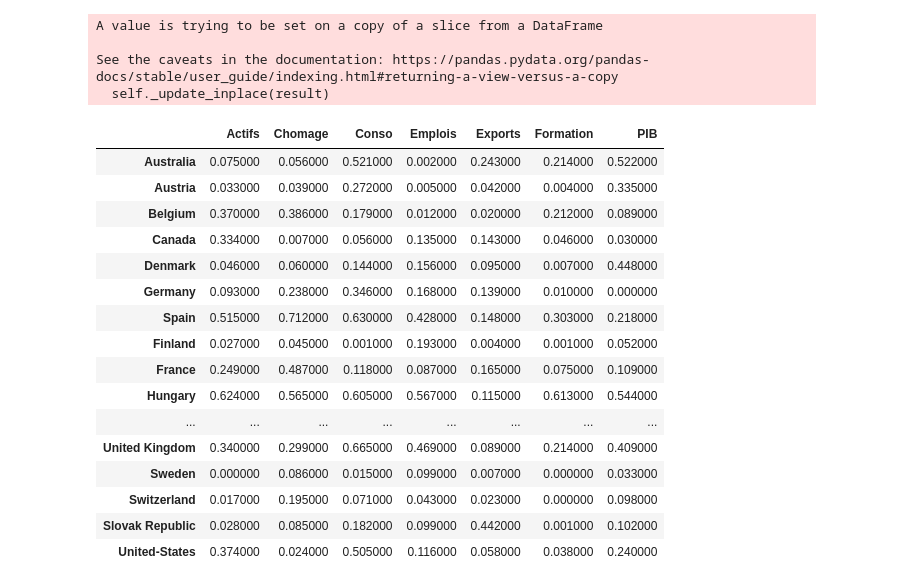
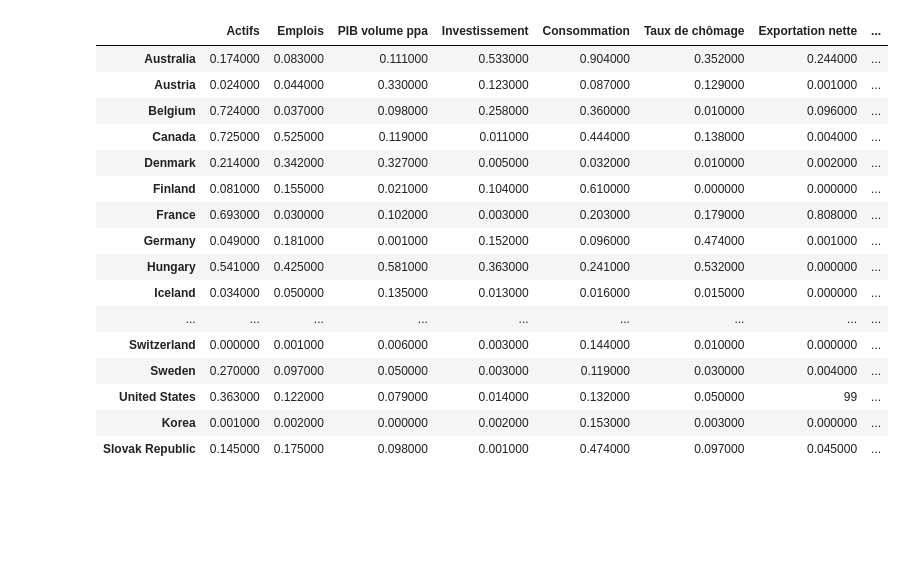
Before and after one commit to Adrien-Mcode/Stat-app-Trumpnomics, a Jupyter notebook: Stationnarité.ipynb, the cells around one changed output. Cells and saved outputs as stored; diff of their text form; code cells hidden in the pictures; blank space fills up the shorter version.

```diff
--- a/Stationnarité.ipynb
+++ b/Stationnarité.ipynb
@@ -63,27 +106,15 @@ P-value pour le test ADF de la série log différenciée: 0.24
-# %%
-pays_ocde = {"Australia" :'AUS',"Austria":'AUT',"Belgium":'BEL',"Canada":'CAN',"Denmark":'DNK', "Germany" :'DEU', "Spain":'ESP',
-             "Finland":'FIN',"France":'FRA',"Hungary":'HUN',"Ireland":'IRL', "Iceland": 'ISL', "Italy":'ITA', 'Korea': 'KOR',
-             "Japan":'JPN',"Luxembourg":'LUX',"Norway":'NOR',"New-Zealand":'NZL',"Netherlands":'NLD',"Portugal":'PRT',
-             "United Kingdom":'GBR',"Sweden":'SWE',"Switzerland":'CHE',"Slovak Republic":'SVK',"United-States":'USA'}
-
-variables = ['Actifs', 'Chomage', 'Conso', 'Emplois', 'Exports', 'Formation', 'PIB']
-# %%
-pays = []
-for x in pays_ocde.keys():
-    pays.append(x)
 # %%
 # Tableau des p-value des test ADF sur les séries brutes (on s'attend à ne pas avoir beaucoup de séries stationnaires)
 
-tabadf_brut = pd.DataFrame(index= variables, columns= pays)
+tabadf_brut = pd.DataFrame(index= variables, columns= pays_ocde)
 
-for a in pays_ocde.keys():
+for a in pays_ocde:
     for b in variables:
-        serie1 = data[a][b]
-        serie1.dropna(inplace=True)
-        #print(adf_test(serie1))
+        serie1 = data2.loc[data2['Country'] == a].loc[data2['VARIABLE'] == b]['Value'].reset_index().drop('index', axis = 1)
         tabadf_brut[a][b] = adf_test(serie1)
 tabadf_brut = tabadf_brut.T
+tabadf_brut = tabadf_brut.rename(columns={"LF": "Actifs", "ET": "Emplois", 'GDPVD': 'PIB volume ppa', 'IT': 'Investissement', 'CP':'Consommation', 'UNR': 'Taux de chômage', 'FBGS': 'Exportation nette', 'GDP': 'PIB nominal'})
+
 tabadf_brut.style.applymap(lambda x: 'background-color : yellow' if x < 0.05 else '')
-
 # Les valeurs en jaune correspondent aux p-value des séries stationnaires
 # %% [output]
@@ -111,45 +138,41 @@ See the caveats in the documentation: https://pandas.pydata.org/pandas-docs/stab
 # %%
 # On rempli le tableau avec les p-value du test ADF
 
-tabadf = pd.DataFrame(index= variables, columns=pays)
+tabadf = pd.DataFrame(index= variables, columns=pays_ocde)
 
-for a in pays_ocde.keys():
+for a in pays_ocde:
     for b in variables:
-        serie1=data[a][b]
-        serie1.dropna(inplace=True)
+        serie1=data2.loc[data2['Country'] == a].loc[data2['VARIABLE'] == b]['Value'].reset_index().drop('index', axis = 1)
 
         p=adf_test(serie1)
 
         if p < 0.05:
             tabadf[a][b]=adf_test(serie1)
         else :
-            tabadf[a][b]=adf_logdiff(serie1)
+            try: tabadf[a][b]=adf_logdiff(serie1)
+            except: tabadf[a][b] = 99
 tabadf = tabadf.T
-# %% [output]
-A value is trying to be set on a copy of a slice from a DataFrame
-
-See the caveats in the documentation: https://pandas.pydata.org/pandas-docs/stable/user_guide/indexing.html#returning-a-view-versus-a-copy
-  self._update_inplace(result)
 # %%
+tabadf = tabadf.rename(columns={"LF": "Actifs", "ET": "Emplois", 'GDPVD': 'PIB volume ppa', 'IT': 'Investissement', 'CP':'Consommation', 'UNR': 'Taux de chômage', 'FBGS': 'Exportation nette', 'GDP': 'PIB nominal'})
 tabadf.style.applymap(lambda x: 'background-color : yellow' if x < 0.05 else '')
 
 # Les valeurs en jaune correspondent aux p-value des séries stationnaires
 # %% [output]
-|  | Actifs | Chomage | Conso | Emplois | Exports | Formation | PIB |
-| Australia | 0.075000 | 0.056000 | 0.521000 | 0.002000 | 0.243000 | 0.214000 | 0.522000 |
-| Austria | 0.033000 | 0.039000 | 0.272000 | 0.005000 | 0.042000 | 0.004000 | 0.335000 |
-| Belgium | 0.370000 | 0.386000 | 0.179000 | 0.012000 | 0.020000 | 0.212000 | 0.089000 |
-| Canada | 0.334000 | 0.007000 | 0.056000 | 0.135000 | 0.143000 | 0.046000 | 0.030000 |
-| Denmark | 0.046000 | 0.060000 | 0.144000 | 0.156000 | 0.095000 | 0.007000 | 0.448000 |
-| Germany | 0.093000 | 0.238000 | 0.346000 | 0.168000 | 0.139000 | 0.010000 | 0.000000 |
-| Spain | 0.515000 | 0.712000 | 0.630000 | 0.428000 | 0.148000 | 0.303000 | 0.218000 |
-| Finland | 0.027000 | 0.045000 | 0.001000 | 0.193000 | 0.004000 | 0.001000 | 0.052000 |
-| France | 0.249000 | 0.487000 | 0.118000 | 0.087000 | 0.165000 | 0.075000 | 0.109000 |
-| Hungary | 0.624000 | 0.565000 | 0.605000 | 0.567000 | 0.115000 | 0.613000 | 0.544000 |
-| ... | ... | ... | ... | ... | ... | ... | ... |
-| United Kingdom | 0.340000 | 0.299000 | 0.665000 | 0.469000 | 0.089000 | 0.214000 | 0.409000 |
-| Sweden | 0.000000 | 0.086000 | 0.015000 | 0.099000 | 0.007000 | 0.000000 | 0.033000 |
-| Switzerland | 0.017000 | 0.195000 | 0.071000 | 0.043000 | 0.023000 | 0.000000 | 0.098000 |
-| Slovak Republic | 0.028000 | 0.085000 | 0.182000 | 0.099000 | 0.442000 | 0.001000 | 0.102000 |
-| United-States | 0.374000 | 0.024000 | 0.505000 | 0.116000 | 0.058000 | 0.038000 | 0.240000 |
+|  | Actifs | Emplois | PIB volume ppa | Investissement | Consommation | Taux de chômage | Exportation nette | ... |
+| Australia | 0.174000 | 0.083000 | 0.111000 | 0.533000 | 0.904000 | 0.352000 | 0.244000 | ... |
+| Austria | 0.024000 | 0.044000 | 0.330000 | 0.123000 | 0.087000 | 0.129000 | 0.001000 | ... |
+| Belgium | 0.724000 | 0.037000 | 0.098000 | 0.258000 | 0.360000 | 0.010000 | 0.096000 | ... |
+| Canada | 0.725000 | 0.525000 | 0.119000 | 0.011000 | 0.444000 | 0.138000 | 0.004000 | ... |
+| Denmark | 0.214000 | 0.342000 | 0.327000 | 0.005000 | 0.032000 | 0.010000 | 0.002000 | ... |
+| Finland | 0.081000 | 0.155000 | 0.021000 | 0.104000 | 0.610000 | 0.000000 | 0.000000 | ... |
+| France | 0.693000 | 0.030000 | 0.102000 | 0.003000 | 0.203000 | 0.179000 | 0.808000 | ... |
+| Germany | 0.049000 | 0.181000 | 0.001000 | 0.152000 | 0.096000 | 0.474000 | 0.001000 | ... |
+| Hungary | 0.541000 | 0.425000 | 0.581000 | 0.363000 | 0.241000 | 0.532000 | 0.000000 | ... |
+| Iceland | 0.034000 | 0.050000 | 0.135000 | 0.013000 | 0.016000 | 0.015000 | 0.000000 | ... |
+| ... | ... | ... | ... | ... | ... | ... | ... | ... |
+| Switzerland | 0.000000 | 0.001000 | 0.006000 | 0.003000 | 0.144000 | 0.010000 | 0.000000 | ... |
+| Sweden | 0.270000 | 0.097000 | 0.050000 | 0.003000 | 0.119000 | 0.030000 | 0.004000 | ... |
+| United States | 0.363000 | 0.122000 | 0.079000 | 0.014000 | 0.132000 | 0.050000 | 99 | ... |
+| Korea | 0.001000 | 0.002000 | 0.000000 | 0.002000 | 0.153000 | 0.003000 | 0.000000 | ... |
+| Slovak Republic | 0.145000 | 0.175000 | 0.098000 | 0.001000 | 0.474000 | 0.097000 | 0.045000 | ... |
 # %%
```
Also changed, not shown: parts of 15 cells of this notebook.
